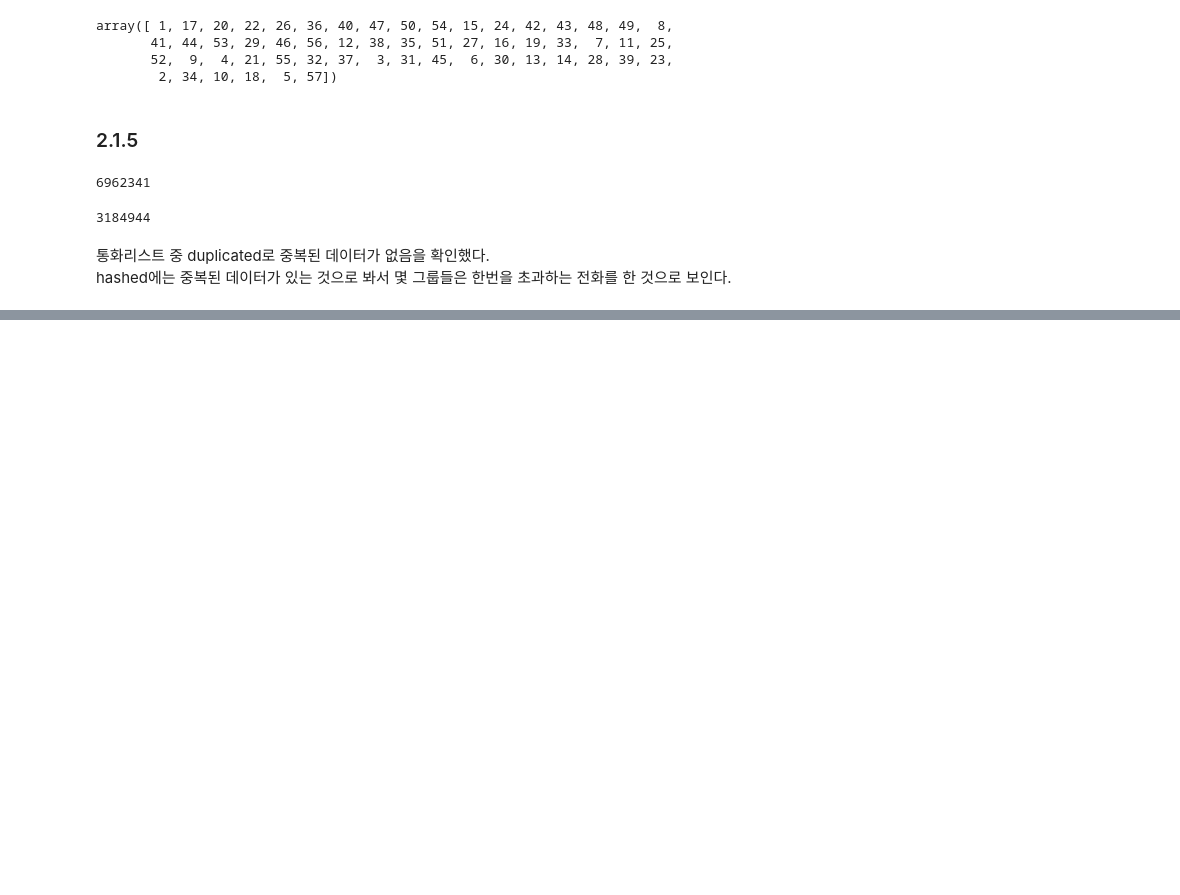
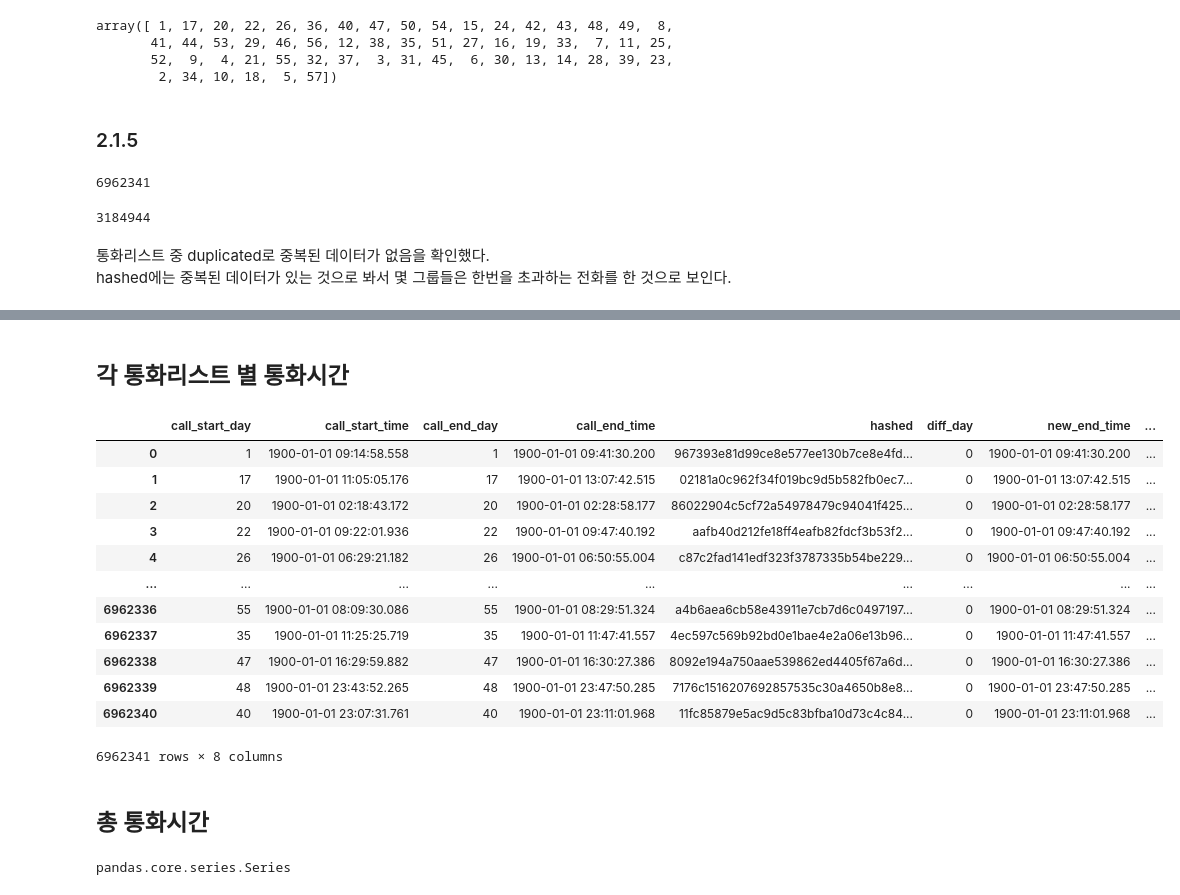
Before and after one commit to koojaekwan/jaekwan-s-python, a Jupyter notebook: jaekwankoo.ipynb, the cells around one changed output, grey strips where cells are left out. Saved outputs shown, nothing was run; the diff lists cells and outputs as text; code cells hidden in the pictures; blank space fills up the shorter version.

```diff
--- a/jaekwankoo.ipynb
+++ b/jaekwankoo.ipynb
@@ -188,0 +210,2 @@ hashed에는 중복된 데이터가 있는 것으로 봐서 몇 그룹들은 한
+# %%
+data['diff_day'] = data["call_end_day"]-data["call_start_day"]
@@ -188,0 +230,3 @@ hashed에는 중복된 데이터가 있는 것으로 봐서 몇 그룹들은 한
+# %%
+data['call_start_time'] = pd.to_datetime(data['call_start_time'], format='%H:%M:%S.%f', errors='raise')
+data['call_end_time'] = pd.to_datetime(data['call_end_time'], format='%H:%M:%S.%f', errors='raise')
@@ -188,0 +253,28 @@ hashed에는 중복된 데이터가 있는 것으로 봐서 몇 그룹들은 한
+# %%
+data['new_end_time'] = data['call_end_time'] + pd.to_timedelta(data['diff_day'], unit='d')
+# %% [markdown]
+## 각 통화리스트 별 통화시간
+# %%
+data['call_duration'] = data['new_end_time'] - data['call_start_time']
+# %%
+data
+# %% [output]
+|  | call_start_day | call_start_time | call_end_day | call_end_time | hashed | diff_day | new_end_time | ... |
+| 0 | 1 | 1900-01-01 09:14:58.558 | 1 | 1900-01-01 09:41:30.200 | 967393e81d99ce8e577ee130b7ce8e4fd... | 0 | 1900-01-01 09:41:30.200 | ... |
+| 1 | 17 | 1900-01-01 11:05:05.176 | 17 | 1900-01-01 13:07:42.515 | 02181a0c962f34f019bc9d5b582fb0ec7... | 0 | 1900-01-01 13:07:42.515 | ... |
+| 2 | 20 | 1900-01-01 02:18:43.172 | 20 | 1900-01-01 02:28:58.177 | 86022904c5cf72a54978479c94041f425... | 0 | 1900-01-01 02:28:58.177 | ... |
+| 3 | 22 | 1900-01-01 09:22:01.936 | 22 | 1900-01-01 09:47:40.192 | aafb40d212fe18ff4eafb82fdcf3b53f2... | 0 | 1900-01-01 09:47:40.192 | ... |
+| 4 | 26 | 1900-01-01 06:29:21.182 | 26 | 1900-01-01 06:50:55.004 | c87c2fad141edf323f3787335b54be229... | 0 | 1900-01-01 06:50:55.004 | ... |
+| ... | ... | ... | ... | ... | ... | ... | ... | ... |
+| 6962336 | 55 | 1900-01-01 08:09:30.086 | 55 | 1900-01-01 08:29:51.324 | a4b6aea6cb58e43911e7cb7d6c0497197... | 0 | 1900-01-01 08:29:51.324 | ... |
+| 6962337 | 35 | 1900-01-01 11:25:25.719 | 35 | 1900-01-01 11:47:41.557 | 4ec597c569b92bd0e1bae4e2a06e13b96... | 0 | 1900-01-01 11:47:41.557 | ... |
+| 6962338 | 47 | 1900-01-01 16:29:59.882 | 47 | 1900-01-01 16:30:27.386 | 8092e194a750aae539862ed4405f67a6d... | 0 | 1900-01-01 16:30:27.386 | ... |
+| 6962339 | 48 | 1900-01-01 23:43:52.265 | 48 | 1900-01-01 23:47:50.285 | 7176c1516207692857535c30a4650b8e8... | 0 | 1900-01-01 23:47:50.285 | ... |
+| 6962340 | 40 | 1900-01-01 23:07:31.761 | 40 | 1900-01-01 23:11:01.968 | 11fc85879e5ac9d5c83bfba10d73c4c84... | 0 | 1900-01-01 23:11:01.968 | ... |
+6962341 rows × 8 columns
+# %% [markdown]
+## 총 통화시간
+# %%
+type(data['call_duration'])
+# %% [output]
+pandas.core.series.Series
```
Also changed, not shown: parts of 16 cells of this notebook.
